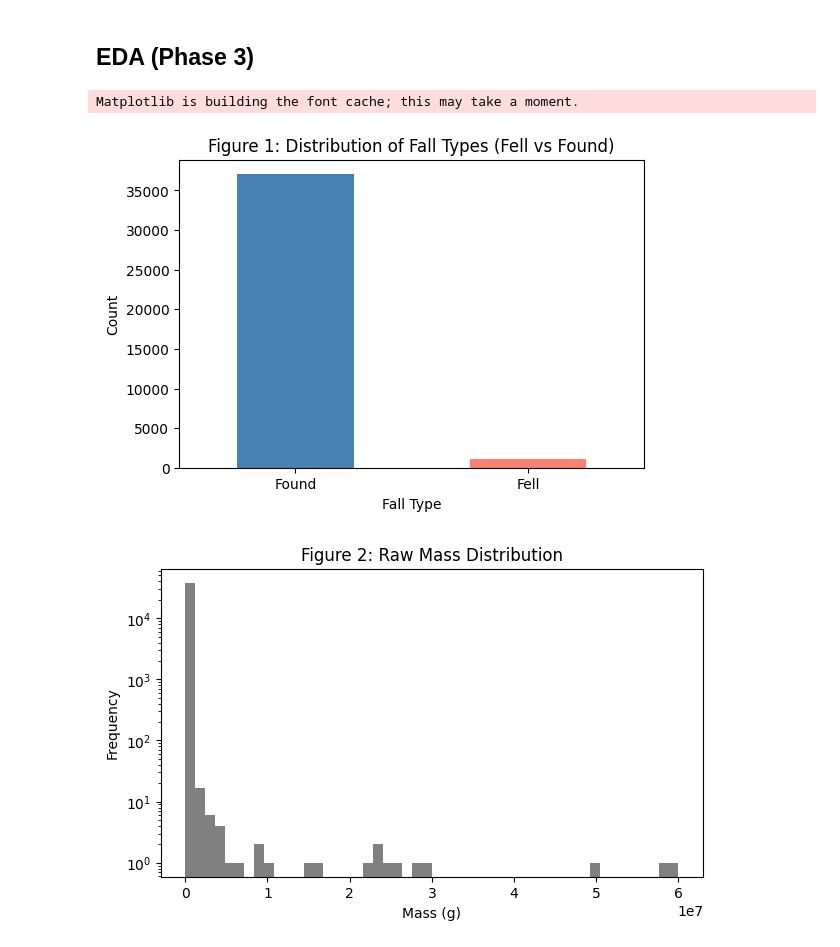
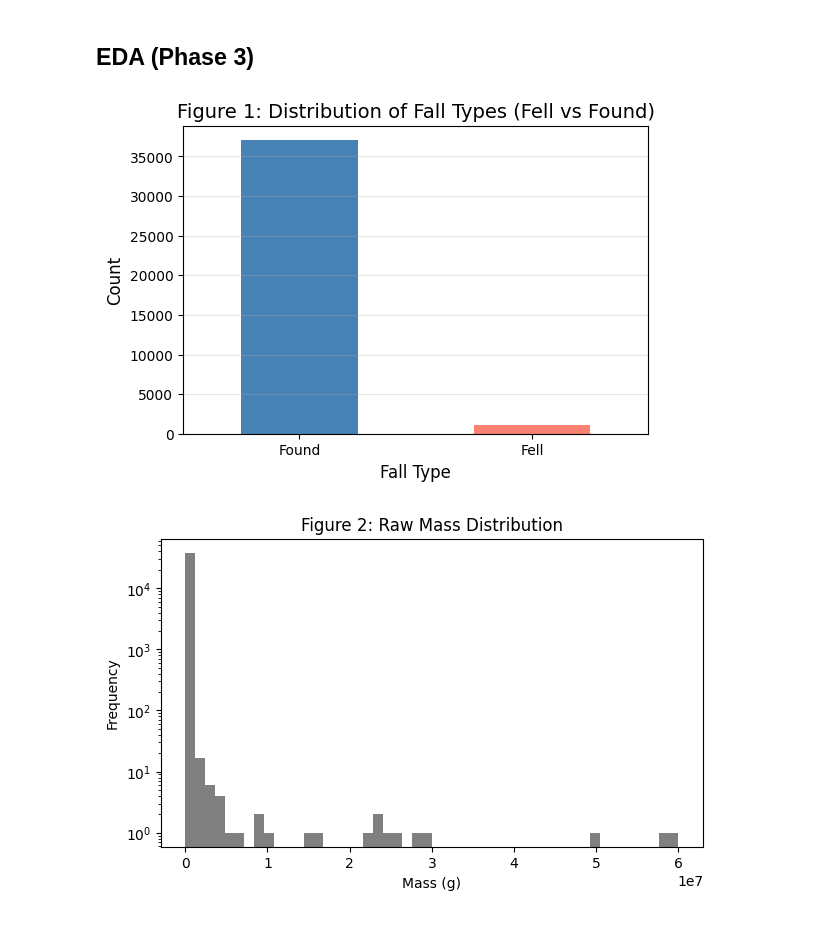
Before and after one commit to Samyanghaoyu/322project, a Jupyter notebook: FinalReport.ipynb, the cells around one changed output. Cells and saved outputs as stored; diff of their text form; code cells hidden in the pictures.

```diff
--- a/FinalReport.ipynb
+++ b/FinalReport.ipynb
@@ -106,16 +132,19 @@ memory usage: 3.5+ MB
 # %%
 import matplotlib.pyplot as plt
 
 plt.figure(figsize=(6,4))
+
 df_cleaned["fall"].value_counts().plot(kind="bar", color=["steelblue", "salmon"])
-plt.title("Figure 1: Distribution of Fall Types (Fell vs Found)")
-plt.xlabel("Fall Type")
-plt.ylabel("Count")
+
+plt.title("Figure 1: Distribution of Fall Types (Fell vs Found)", fontsize=14)
+plt.xlabel("Fall Type", fontsize=12)
+plt.ylabel("Count", fontsize=12)
 plt.xticks(rotation=0)
+plt.grid(axis="y", alpha=0.3)
+
 plt.show()
 # %% [output]
-Matplotlib is building the font cache; this may take a moment.
-[figure, old version]
+[figure, new version]
 # %%
 plt.figure(figsize=(7,4))
 plt.hist(df_cleaned["mass (g)"], bins=50, color="gray")
```
Also changed, not shown: parts of 5 cells of this notebook.
